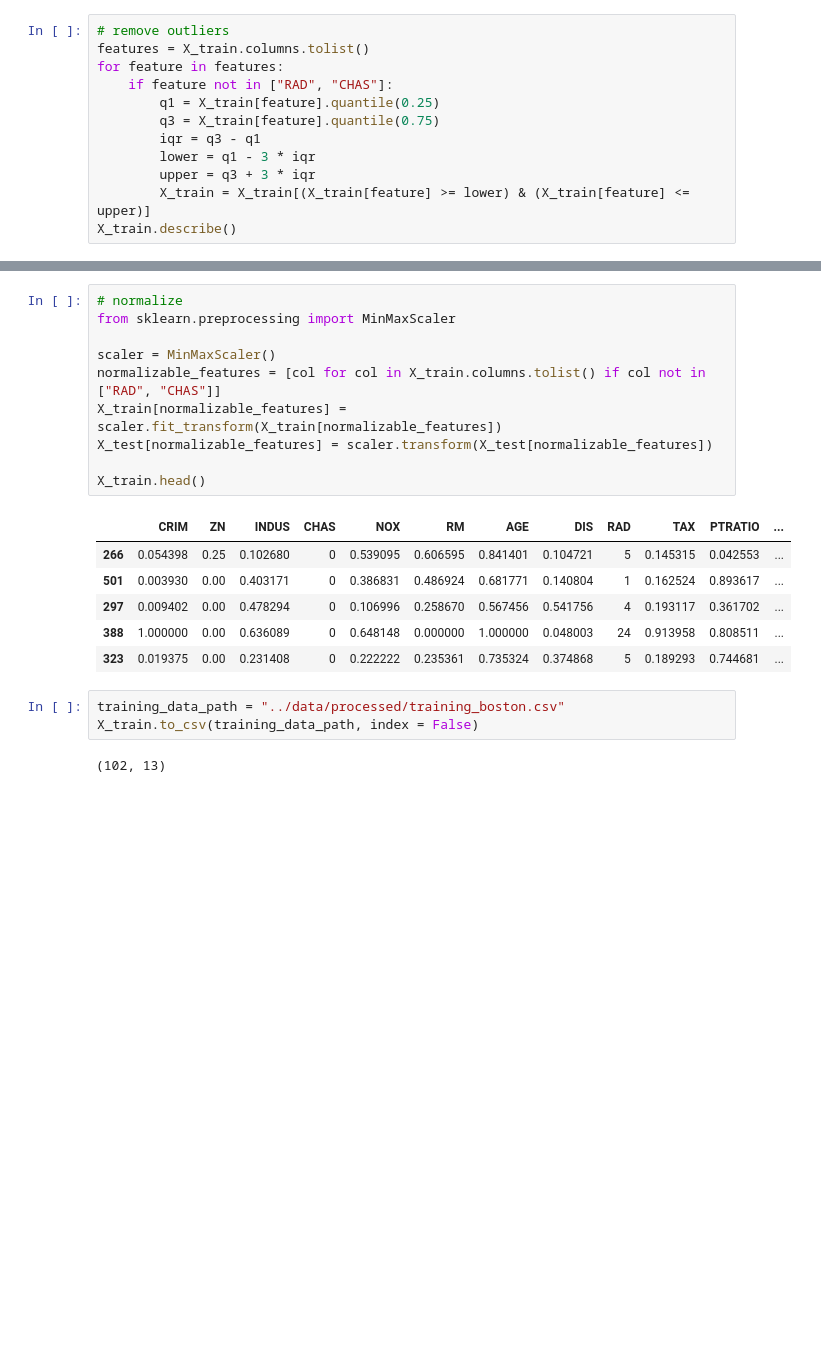
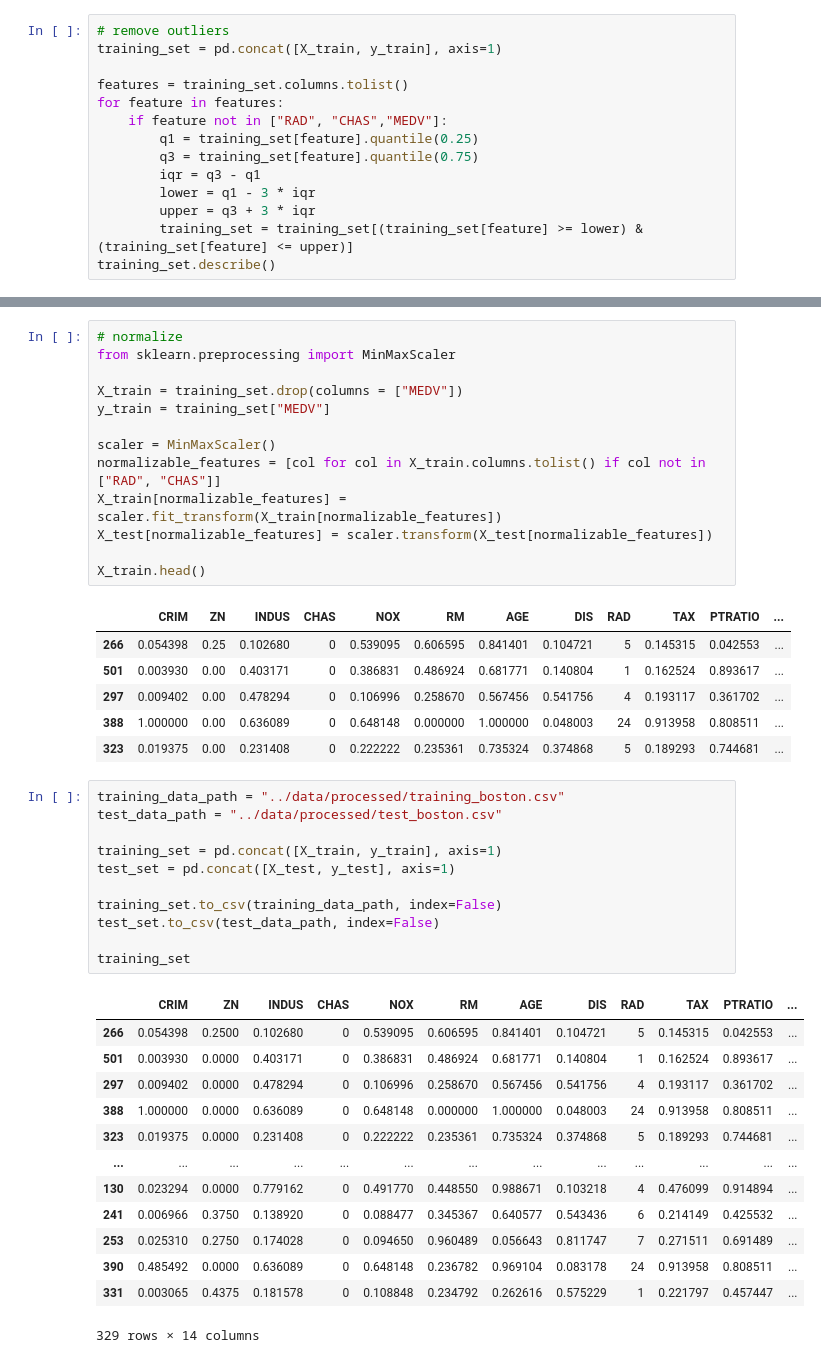
Before and after one commit to canuzdrn/house-price-prediction, a Jupyter notebook: notebooks/data_preprocessing.ipynb, the cells around one changed output, grey strips where cells are left out. Saved outputs shown, nothing was run; the diff lists cells and outputs as text; blank space fills up the shorter version.

```diff
--- a/notebooks/data_preprocessing.ipynb
+++ b/notebooks/data_preprocessing.ipynb
@@ -65,16 +65,18 @@ X_train.describe()
 #### Remove outliers
 # %%
 # remove outliers
-features = X_train.columns.tolist()
+training_set = pd.concat([X_train, y_train], axis=1)
+
+features = training_set.columns.tolist()
 for feature in features:
-    if feature not in ["RAD", "CHAS"]:
-        q1 = X_train[feature].quantile(0.25)
-        q3 = X_train[feature].quantile(0.75)
+    if feature not in ["RAD", "CHAS","MEDV"]:
+        q1 = training_set[feature].quantile(0.25)
+        q3 = training_set[feature].quantile(0.75)
         iqr = q3 - q1
         lower = q1 - 3 * iqr
         upper = q3 + 3 * iqr
-        X_train = X_train[(X_train[feature] >= lower) & (X_train[feature] <= upper)]
-X_train.describe()
+        training_set = training_set[(training_set[feature] >= lower) & (training_set[feature] <= upper)]
+training_set.describe()
 # %% [output]
 |  | CRIM | ZN | INDUS | CHAS | NOX | RM | AGE | DIS | RAD | TAX | PTRATIO | ... |
 | count | 329.000000 | 329.000000 | 329.000000 | 329.000000 | 329.000000 | 329.000000 | 329.000000 | 329.000000 | 329.000000 | 329.000000 | 329.000000 | ... |
@@ -90,6 +92,9 @@ X_train.describe()
 # %%
 # normalize
 from sklearn.preprocessing import MinMaxScaler
+
+X_train = training_set.drop(columns = ["MEDV"])
+y_train = training_set["MEDV"]
 
 scaler = MinMaxScaler()
 normalizable_features = [col for col in X_train.columns.tolist() if col not in ["RAD", "CHAS"]]
@@ -104,8 +109,28 @@ X_train.head()
 | 297 | 0.009402 | 0.00 | 0.478294 | 0 | 0.106996 | 0.258670 | 0.567456 | 0.541756 | 4 | 0.193117 | 0.361702 | ... |
 | 388 | 1.000000 | 0.00 | 0.636089 | 0 | 0.648148 | 0.000000 | 1.000000 | 0.048003 | 24 | 0.913958 | 0.808511 | ... |
 | 323 | 0.019375 | 0.00 | 0.231408 | 0 | 0.222222 | 0.235361 | 0.735324 | 0.374868 | 5 | 0.189293 | 0.744681 | ... |
-# %%
-training_data_path = "../data/processed/training_boston.csv"
-X_train.to_csv(training_data_path, index = False)
-# %% [output]
-(102, 13)
+# %%
+training_data_path = "../data/processed/training_boston.csv"
+test_data_path = "../data/processed/test_boston.csv"
+
+training_set = pd.concat([X_train, y_train], axis=1)
+test_set = pd.concat([X_test, y_test], axis=1)
+
+training_set.to_csv(training_data_path, index=False)
+test_set.to_csv(test_data_path, index=False)
+
+training_set
+# %% [output]
+|  | CRIM | ZN | INDUS | CHAS | NOX | RM | AGE | DIS | RAD | TAX | PTRATIO | ... |
+| 266 | 0.054398 | 0.2500 | 0.102680 | 0 | 0.539095 | 0.606595 | 0.841401 | 0.104721 | 5 | 0.145315 | 0.042553 | ... |
+| 501 | 0.003930 | 0.0000 | 0.403171 | 0 | 0.386831 | 0.486924 | 0.681771 | 0.140804 | 1 | 0.162524 | 0.893617 | ... |
+| 297 | 0.009402 | 0.0000 | 0.478294 | 0 | 0.106996 | 0.258670 | 0.567456 | 0.541756 | 4 | 0.193117 | 0.361702 | ... |
+| 388 | 1.000000 | 0.0000 | 0.636089 | 0 | 0.648148 | 0.000000 | 1.000000 | 0.048003 | 24 | 0.913958 | 0.808511 | ... |
+| 323 | 0.019375 | 0.0000 | 0.231408 | 0 | 0.222222 | 0.235361 | 0.735324 | 0.374868 | 5 | 0.189293 | 0.744681 | ... |
+| ... | ... | ... | ... | ... | ... | ... | ... | ... | ... | ... | ... | ... |
+| 130 | 0.023294 | 0.0000 | 0.779162 | 0 | 0.491770 | 0.448550 | 0.988671 | 0.103218 | 4 | 0.476099 | 0.914894 | ... |
+| 241 | 0.006966 | 0.3750 | 0.138920 | 0 | 0.088477 | 0.345367 | 0.640577 | 0.543436 | 6 | 0.214149 | 0.425532 | ... |
+| 253 | 0.025310 | 0.2750 | 0.174028 | 0 | 0.094650 | 0.960489 | 0.056643 | 0.811747 | 7 | 0.271511 | 0.691489 | ... |
+| 390 | 0.485492 | 0.0000 | 0.636089 | 0 | 0.648148 | 0.236782 | 0.969104 | 0.083178 | 24 | 0.913958 | 0.808511 | ... |
+| 331 | 0.003065 | 0.4375 | 0.181578 | 0 | 0.108848 | 0.234792 | 0.262616 | 0.575229 | 1 | 0.221797 | 0.457447 | ... |
+329 rows × 14 columns
```
Also changed, not shown: 1 other file.
